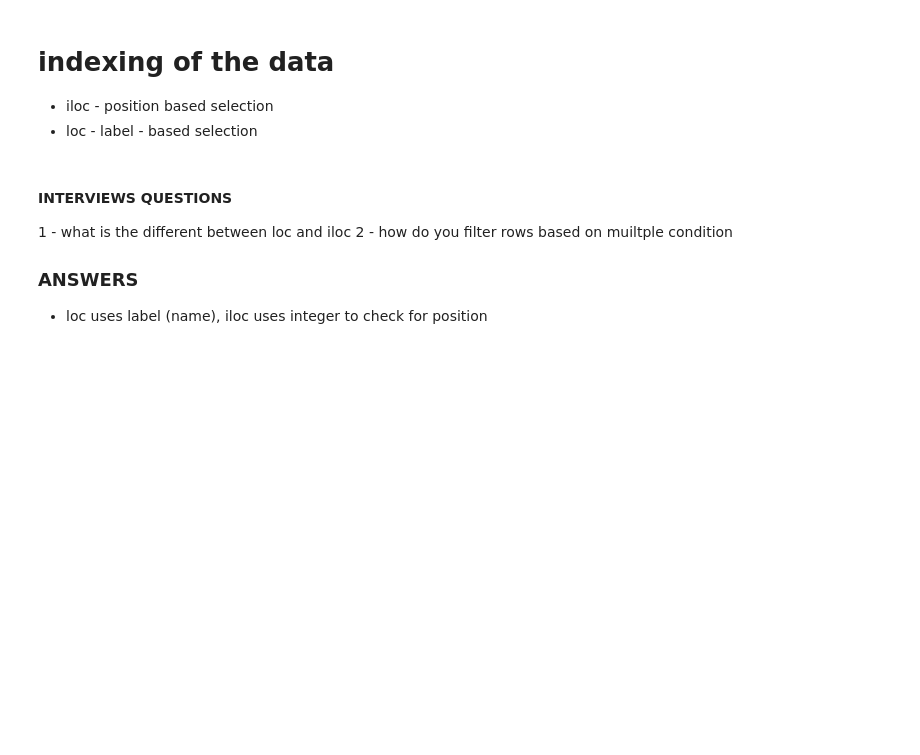
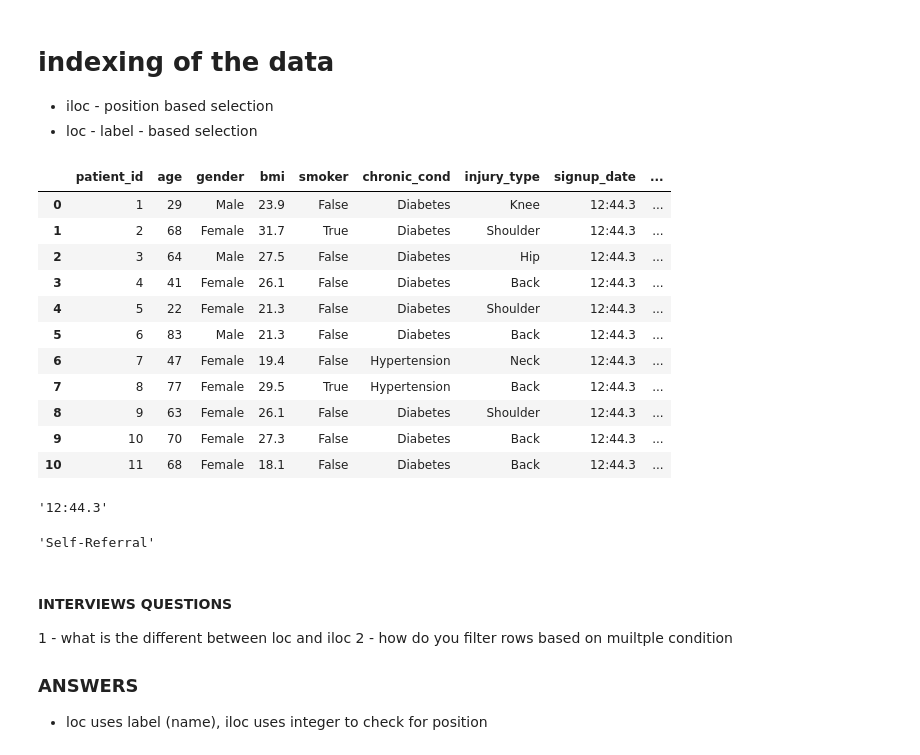
Before and after one commit to myekini/Mentorship-with-Edwin, a Jupyter notebook: Notebooks/Week_one/Data_Wrangling.ipynb, the cells around one changed output. Drawn from its saved outputs; the diff is of its cells as text; code cells hidden in the pictures; blank space fills up the shorter version.

```diff
--- a/Notebooks/Week_one/Data_Wrangling.ipynb
+++ b/Notebooks/Week_one/Data_Wrangling.ipynb
@@ -216,6 +273,22 @@ df[ ['gender', 'age' ]]
 - iloc - position based selection
 - loc - label - based selection
 # %%
-df.loc[10, 'referral_source']
+df.head(11)
+# %% [output]
+|  | patient_id | age | gender | bmi | smoker | chronic_cond | injury_type | signup_date | ... |
+| 0 | 1 | 29 | Male | 23.9 | False | Diabetes | Knee | 12:44.3 | ... |
+| 1 | 2 | 68 | Female | 31.7 | True | Diabetes | Shoulder | 12:44.3 | ... |
+| 2 | 3 | 64 | Male | 27.5 | False | Diabetes | Hip | 12:44.3 | ... |
+| 3 | 4 | 41 | Female | 26.1 | False | Diabetes | Back | 12:44.3 | ... |
+| 4 | 5 | 22 | Female | 21.3 | False | Diabetes | Shoulder | 12:44.3 | ... |
+| 5 | 6 | 83 | Male | 21.3 | False | Diabetes | Back | 12:44.3 | ... |
+| 6 | 7 | 47 | Female | 19.4 | False | Hypertension | Neck | 12:44.3 | ... |
+| 7 | 8 | 77 | Female | 29.5 | True | Hypertension | Back | 12:44.3 | ... |
+| 8 | 9 | 63 | Female | 26.1 | False | Diabetes | Shoulder | 12:44.3 | ... |
+| 9 | 10 | 70 | Female | 27.3 | False | Diabetes | Back | 12:44.3 | ... |
+| 10 | 11 | 68 | Female | 18.1 | False | Diabetes | Back | 12:44.3 | ... |
 # %%
-df.head(11)
+# iloc works - position based indexing --- positon where each value is located
+df.iloc[1,7]
+# %% [output]
+'12:44.3'
@@ -224,3 +295,8 @@ df.iloc[10,7]
+# %%
+#Loc works - label based indexing --- label where each value is located
+df.loc[8, 'referral_source']
+# %% [output]
+'Self-Referral'
 # %% [markdown]
 #### INTERVIEWS QUESTIONS
 
```
Also changed, not shown: parts of 19 cells of this notebook.
